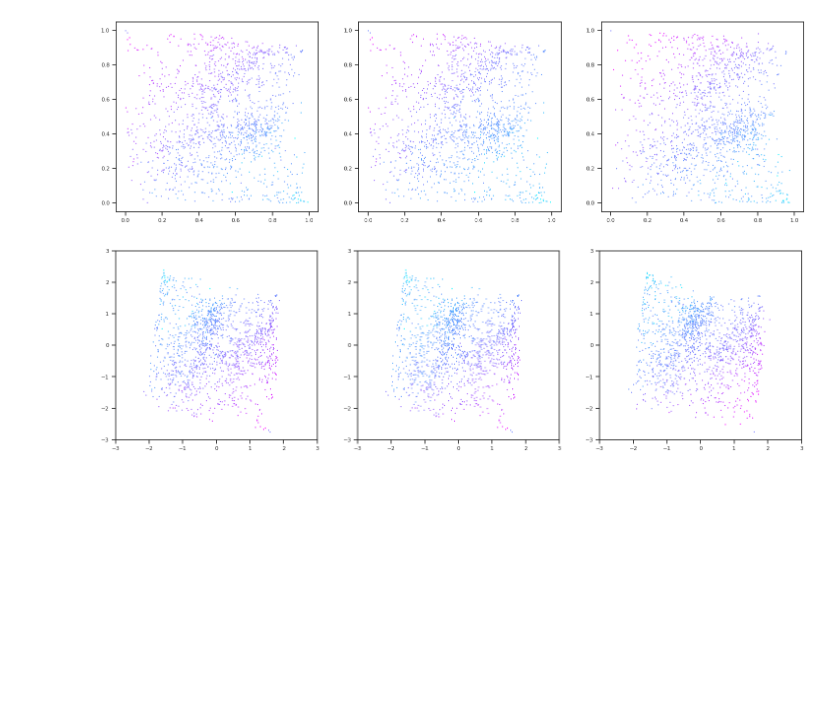
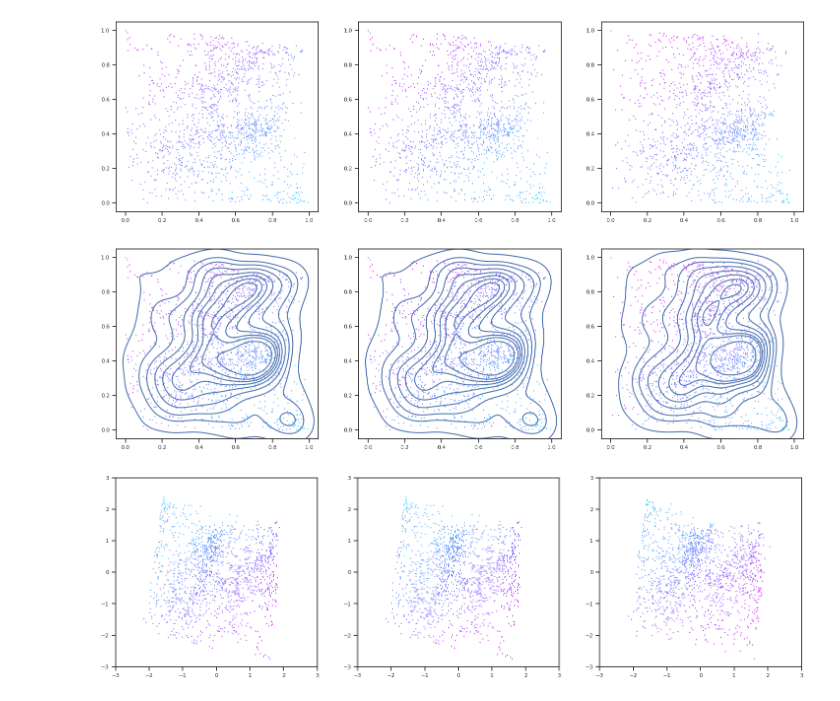
Before and after one commit to FatulM/house-price-prediction, a Jupyter notebook: notebooks/keras-autoencoder-pca.ipynb, the cells around one changed output. Drawn from its saved outputs; the diff is of its cells as text; code cells hidden in the pictures; blank space fills up the shorter version.

```diff
--- a/notebooks/keras-autoencoder-pca.ipynb
+++ b/notebooks/keras-autoencoder-pca.ipynb
@@ -128,6 +128,26 @@ plt.ylim(-0.05, 1.05)
 plt.show()
 # %% [output]
 [figure]
+# %%
+plt.figure(figsize=(18, 5))
+plt.subplot(1,3,1)
+plt.scatter(Z[:,0], Z[:,1], s=2, c=train_y, cmap="cool", marker=".")
+plt.xlim(-0.05, 1.05)
+plt.ylim(-0.05, 1.05)
+sns.kdeplot(x=Z[:,0], y=Z[:,1])
+plt.subplot(1,3,2)
+plt.scatter(Z[:,0], Z[:,1], s=2, c=train_y_pred, cmap="cool", marker=".")
+plt.xlim(-0.05, 1.05)
+plt.ylim(-0.05, 1.05)
+sns.kdeplot(x=Z[:,0], y=Z[:,1])
+plt.subplot(1,3,3)
+plt.scatter(Zt[:,0], Zt[:,1], s=2, marker=".", c=test_y_pred, cmap="cool")
+plt.xlim(-0.05, 1.05)
+plt.ylim(-0.05, 1.05)
+sns.kdeplot(x=Zt[:,0], y=Zt[:,1])
+plt.show()
+# %% [output]
+[figure, added]
 # %%
 pca = PCA(n_components=2, whiten=True, random_state=1)
 Zp = pca.fit_transform(Z)
```
Also changed, not shown: parts of 5 cells of this notebook.
